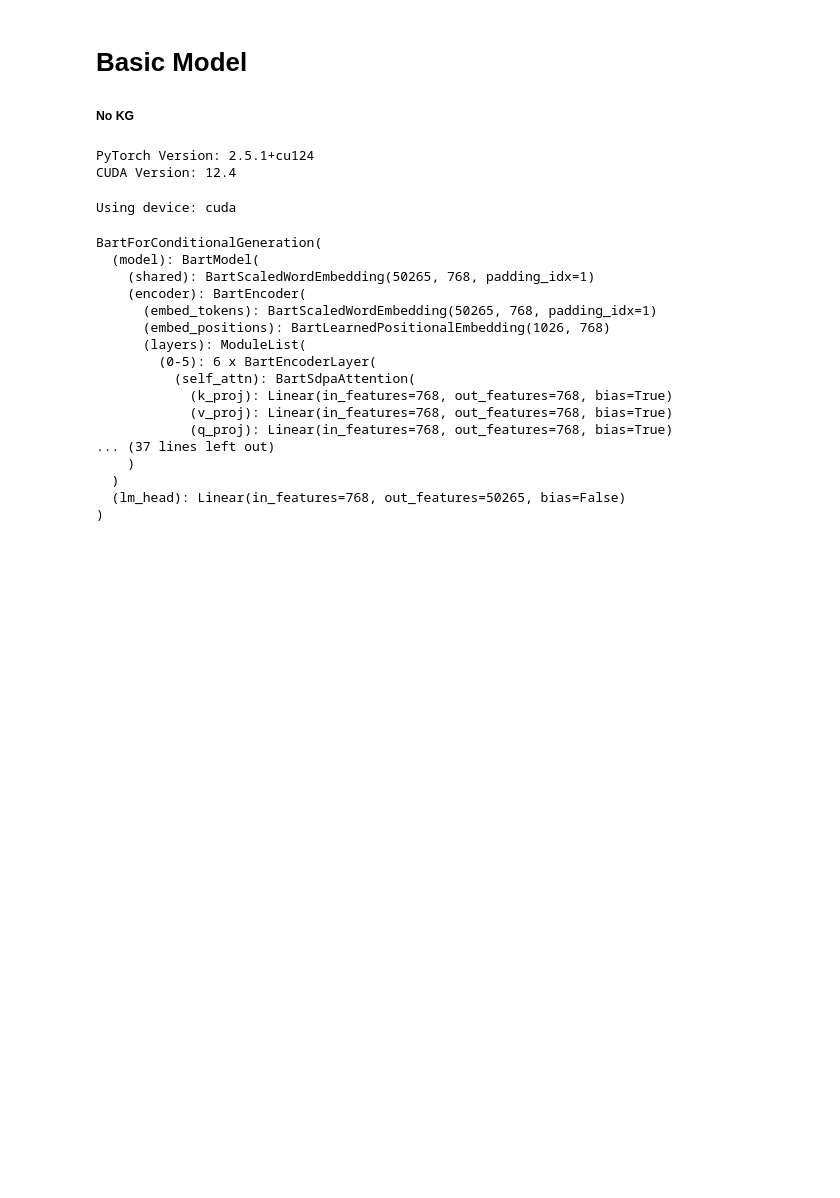
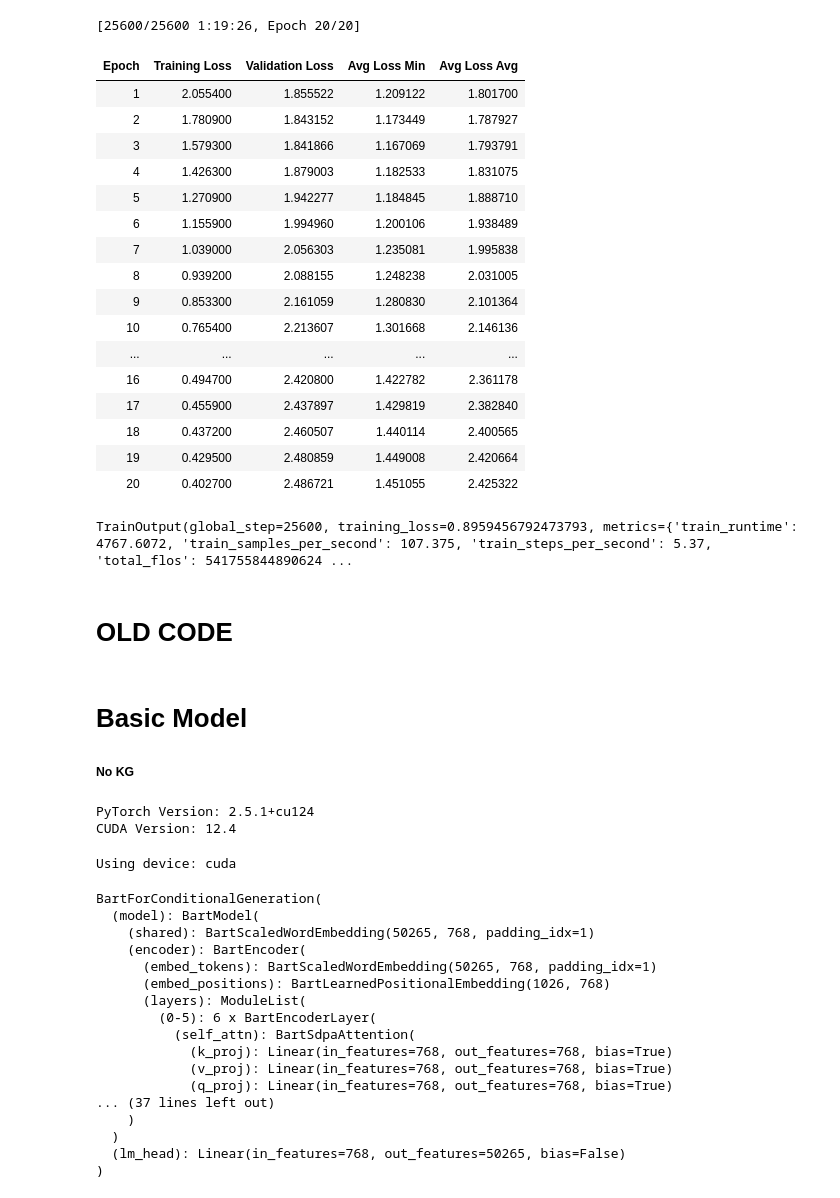
Before and after one commit to PenelopeKing/Efficient-Common-Sense-in-LLMs-via-Knowledge-Graph-Compression, a Jupyter notebook: testing_notebook_try4.ipynb, the cells around one changed output. Saved outputs shown, nothing was run; the diff lists cells and outputs as text; code cells hidden in the pictures; blank space fills up the shorter version.

```diff
--- a/testing_notebook_try4.ipynb
+++ b/testing_notebook_try4.ipynb
@@ -1,3 +3,52 @@
+# %%
+DATA_PATH = "data/eg"
+source_path=f"{DATA_PATH}/train.source"
+target_path=f"{DATA_PATH}/train.target"
+test_source_path=f"{DATA_PATH}/test.source"
+test_target_path=f"{DATA_PATH}/test.target"
+model_name = "facebook/bart-base"
+output_dir = "KG_finetuned_out2"
+max_len = 128
+epochs = 6
+train_batch_size = 20
+num_points = 25_597
+# %%
+trainer = get_basic_trainer(
+    source_path=source_path,
+    target_path=target_path,
+    test_source_path = test_source_path,
+    test_target_path = test_target_path,
+    model_name=model_name,
+    output_dir=output_dir,
+    max_len=max_len,
+    epochs=epochs,
+    train_batch_size=train_batch_size,
+    num_points=num_points
+)
+# %%
+trainer.train()
+# %% [output]
+[25600/25600 1:19:26, Epoch 20/20]
+| Epoch | Training Loss | Validation Loss | Avg Loss Min | Avg Loss Avg |
+| 1 | 2.055400 | 1.855522 | 1.209122 | 1.801700 |
+| 2 | 1.780900 | 1.843152 | 1.173449 | 1.787927 |
+| 3 | 1.579300 | 1.841866 | 1.167069 | 1.793791 |
+| 4 | 1.426300 | 1.879003 | 1.182533 | 1.831075 |
+| 5 | 1.270900 | 1.942277 | 1.184845 | 1.888710 |
+| 6 | 1.155900 | 1.994960 | 1.200106 | 1.938489 |
+| 7 | 1.039000 | 2.056303 | 1.235081 | 1.995838 |
+| 8 | 0.939200 | 2.088155 | 1.248238 | 2.031005 |
+| 9 | 0.853300 | 2.161059 | 1.280830 | 2.101364 |
+| 10 | 0.765400 | 2.213607 | 1.301668 | 2.146136 |
+| ... | ... | ... | ... | ... |
+| 16 | 0.494700 | 2.420800 | 1.422782 | 2.361178 |
+| 17 | 0.455900 | 2.437897 | 1.429819 | 2.382840 |
+| 18 | 0.437200 | 2.460507 | 1.440114 | 2.400565 |
+| 19 | 0.429500 | 2.480859 | 1.449008 | 2.420664 |
+| 20 | 0.402700 | 2.486721 | 1.451055 | 2.425322 |
+TrainOutput(global_step=25600, training_loss=0.8959456792473793, metrics={'train_runtime': 4767.6072, 'train_samples_per_second': 107.375, 'train_steps_per_second': 5.37, 'total_flos': 541755844890624 ...
+# %% [markdown]
+# OLD CODE
 # %%
 import torch
 from transformers import BartTokenizer, BartForConditionalGeneration
```
Also changed, not shown: parts of 4 cells of this notebook, 16 other files.
